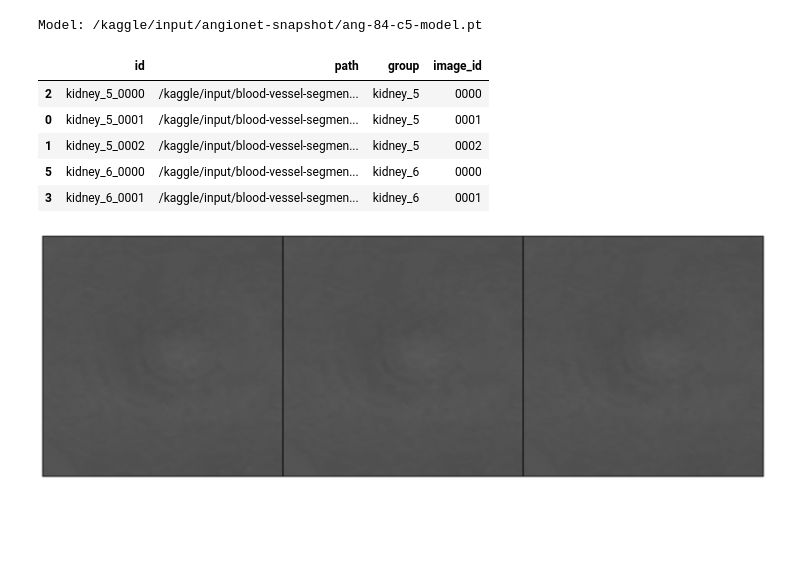
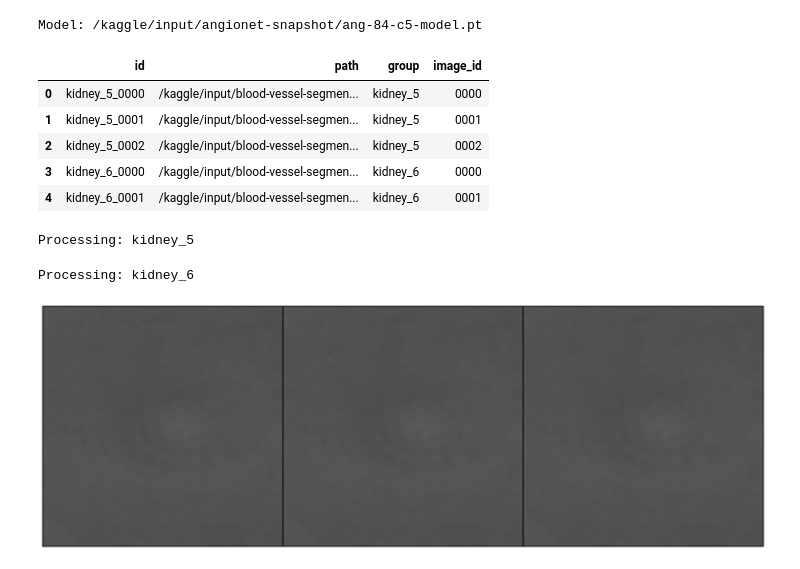
Before and after one commit to recursingfeynman/sennet-segmentation, a Jupyter notebook: notebooks/sennet-inference.ipynb, the cells around one changed output. Cells and saved outputs as stored; diff of their text form; code cells hidden in the pictures; blank space fills up the shorter version.

Commit message:
Kaggle Notebook | SenNet | Inference | Version 94

```diff
--- a/notebooks/sennet-inference.ipynb
+++ b/notebooks/sennet-inference.ipynb
@@ -86,28 +86,28 @@ Model: /kaggle/input/angionet-snapshot/ang-84-c5-model.pt
 # %%
 if config.submission:
     paths = Path(config.root).glob("test/**/*.tif")
 else:
     paths = Path(config.root).glob("train/kidney_2/images/*.tif")
 
 data = []
 for path in paths:
     id_ = path.parent.parent.name + "_" + path.stem
     data.append((id_, str(path)))
 
 df = pd.DataFrame(data, columns=["id", "path"])
 df["group"] = df["id"].apply(lambda x: "_".join(x.split("_")[:-1]))
 df["image_id"] = df["id"].apply(lambda x: x.split("_")[-1])
-df = df.sort_values(["group", "image_id"])
+df = df.sort_values(["group", "image_id"]).reset_index(drop=True)
 
 if not config.submission:
     rles = pd.read_csv("/kaggle/input/blood-vessel-segmentation/train_rles.csv")
     df = df.merge(rles, on="id", how="left")
 
 df.head()
 # %% [output]
 |  | id | path | group | image_id |
-| 2 | kidney_5_0000 | /kaggle/input/blood-vessel-segmen... | kidney_5 | 0000 |
-| 0 | kidney_5_0001 | /kaggle/input/blood-vessel-segmen... | kidney_5 | 0001 |
-| 1 | kidney_5_0002 | /kaggle/input/blood-vessel-segmen... | kidney_5 | 0002 |
-| 5 | kidney_6_0000 | /kaggle/input/blood-vessel-segmen... | kidney_6 | 0000 |
-| 3 | kidney_6_0001 | /kaggle/input/blood-vessel-segmen... | kidney_6 | 0001 |
+| 0 | kidney_5_0000 | /kaggle/input/blood-vessel-segmen... | kidney_5 | 0000 |
+| 1 | kidney_5_0001 | /kaggle/input/blood-vessel-segmen... | kidney_5 | 0001 |
+| 2 | kidney_5_0002 | /kaggle/input/blood-vessel-segmen... | kidney_5 | 0002 |
+| 3 | kidney_6_0000 | /kaggle/input/blood-vessel-segmen... | kidney_6 | 0000 |
+| 4 | kidney_6_0001 | /kaggle/input/blood-vessel-segmen... | kidney_6 | 0001 |
@@ -154,6 +173,12 @@ else:
 #     frame = df.iloc[600:610]
 #     frame = df.copy()
 
+rles, ids = [], []
+axes = {
+    'HxW': [(0, 1, 2), (0, 1, 2)], # direct, inverse
+    'DxW': [(1, 0, 2), (1, 0, 2)],
+    'DxH': [(2, 0, 1), (1, 2, 0)]
+}
 tta = Combine([
     Identity(),
     HorizontalFlip(),
@@ -163,30 +188,36 @@ tta = Combine([
     Compose([Rotate90(), HorizontalFlip()]),
     Compose([Rotate90(), VerticalFlip()]),
 ])
-
-rles, ids = [], []
 for group, data in frame.groupby("group"):
+    print(f"Processing: {group}")
     H, W = cv2.imread(data.path.values[0], cv2.IMREAD_GRAYSCALE).shape
-    dataset = InferenceDataset(data.path.values, config.transforms)
-    output = predict(
-        model = model,
-        dataset = dataset,
-        batch_size = 8,
-        tta = tta,
-        kidney_model = kidney_model,
-        device = device
-    )
-    output = output[:, :H, :W]
+    D = len(data)
+    volume = load(data.path.values)
+    output = np.zeros((D, H, W), dtype = 'float32')
+    for axis, (direct, inverse) in axes.items():
+        dataset = InferenceDataset(volume.transpose(direct), config.transforms)
+        out = predict(
+            model = model,
+            dataset = dataset,
+            batch_size = 8,
+            tta = tta,
+            kidney_model = kidney_model,
+            device = device,
+            desc = f'Processing {axis}'
+        )
+        output += out.transpose(inverse)[:D, :H, :W]
+    output /= 3.
     output = apply_threshold(output, *config.thresholds)
-#     output = output > config.thresholds[1]
     output = fill_holes(output)
-
     ids.extend(data['id'].tolist())
     for out in output:
         rles.append(encode(out))
 
     del output
     cleanup()
+# %% [output]
+Processing: kidney_5
+Processing: kidney_6
 # %%
 def visualize(paths, encodings, N=8, nrow=4, figsize=(16, 8)):
     color = np.array([14, 171, 173], dtype="uint8")
```
Also changed, not shown: parts of 3 cells of this notebook.
